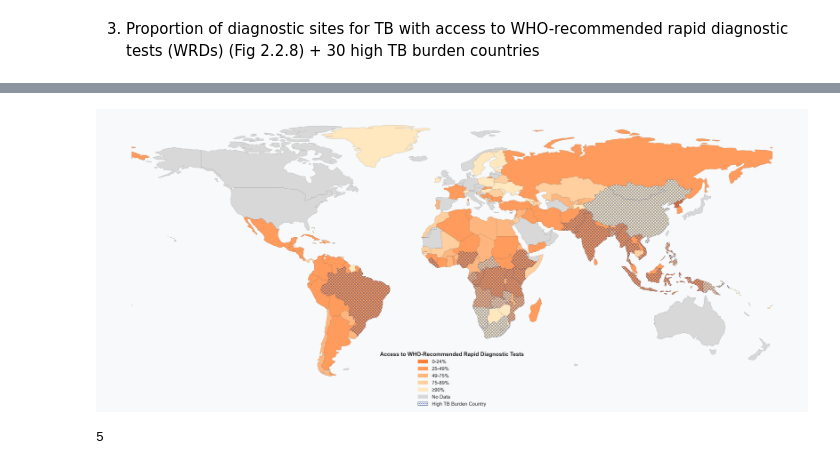
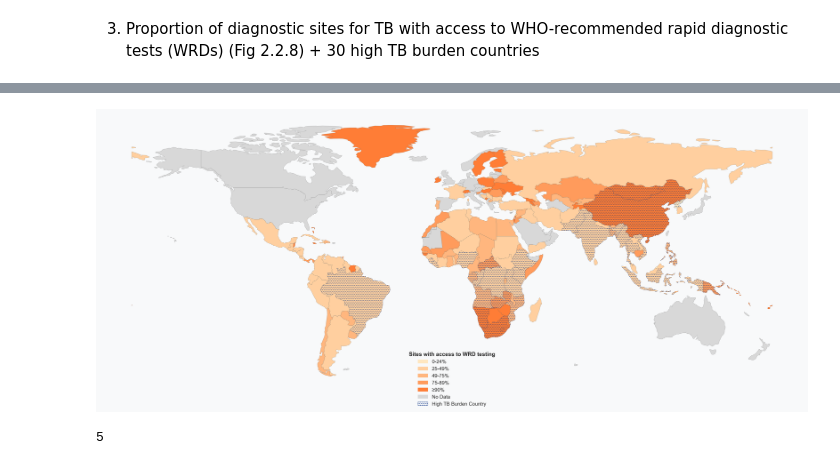
Before and after one commit to carol02r/dspp_capstone_msf, a Jupyter notebook: WHO/WHO_analysis.ipynb, the cells around one changed output, grey strips where cells are left out. Cells and saved outputs as stored; diff of their text form; code cells hidden in the pictures.

```diff
--- a/WHO/WHO_analysis.ipynb
+++ b/WHO/WHO_analysis.ipynb
@@ -518,7 +518,7 @@ f2_2_8_map = f2_2_8_map[f2_2_8_map['continent'] != 'Antarctica']
 
 
 # Define color palette and scale
-palette_map = ['#ff7d36','#ff9b5c','#ffb67e','#ffcf9f', '#ffe7c0']
+palette_map = [  '#ffe7c0',  '#ffcf9f','#ffb67e',  '#ff9b5c','#ff7d36']
 color_scale = [0, 25, 49, 75, 89]
 
 
@@ -587,39 +587,39 @@ all_patches = color_patches + [no_data_patch, hatch_patch]
 
 # Add legend with refined styling
 legend = ax.legend(handles=all_patches,
-                  title="Access to WHO-Recommended Rapid Diagnostic Tests",
+                  title="Sites with access to WRD testing",
                   loc='lower center',
                   bbox_to_anchor=(0.5, -0.08),
                   fontsize=10)
 
 # Style the legend title
 legend.get_title().set_fontsize('11')
 legend.get_title().set_fontweight('bold')
 
 # Add title with better styling
 #plt.title('Global Access to WRDs in TB diagnosis sites, 2023',
         #  pad=20,
          # fontsize=16,
          # fontweight='bold')
 
 # Add subtle caption
 #plt.figtext(0.99, 0.01, 'Data source: WHO Global TB Database',
  #           ha='right',
   #          va='bottom',
    #         fontsize=8,
     #        style='italic',
      #       color='#666666')
 
 # Remove axes
 ax.set_axis_off()
 
 # Adjust layout to prevent clipping
 plt.tight_layout()
 
 # Show the plot
 plt.show()
 # %% [output]
-[figure, old version]
+[figure, new version]
 # %%
 #calculate number of g_hb_tb countries that have over 90% access to WRD
 g_hb_tb = f2_2_8_map[f2_2_8_map['hbc30'] == 'g_hb_tb']
```
Also changed, not shown: parts of 11 cells of this notebook, 2 other files.
